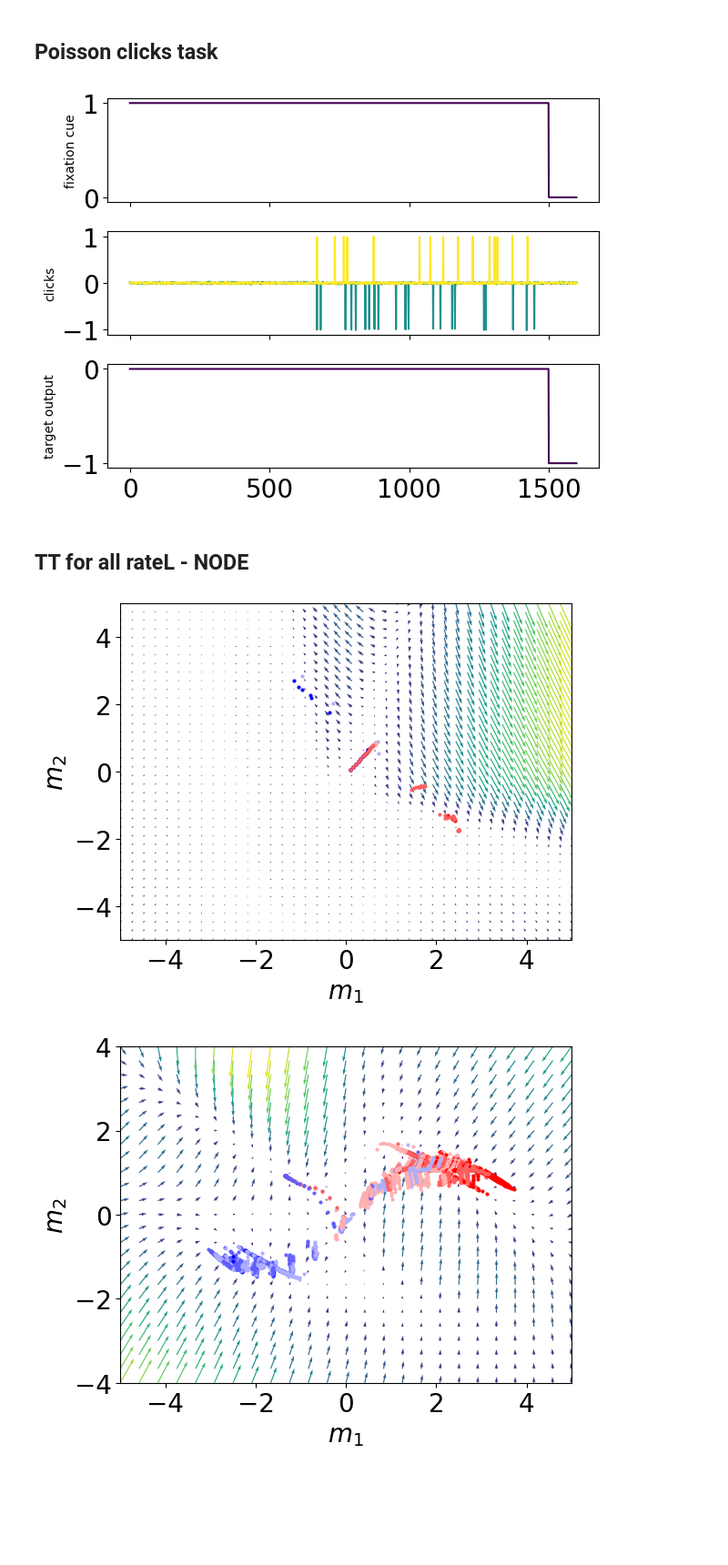
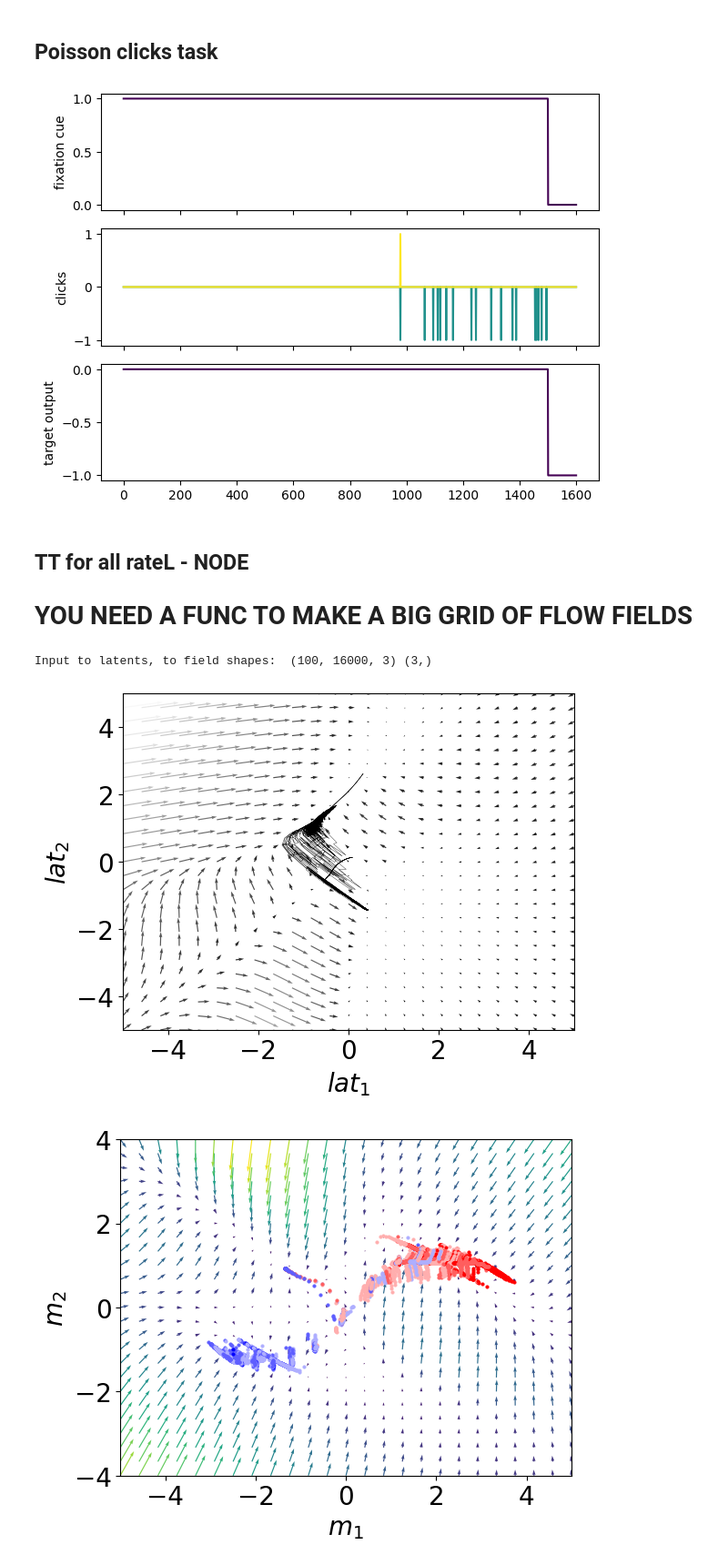
Before and after one commit to alejandradu/ComputationThruDynamicsBenchmark, a Jupyter notebook: examples/notebooks/PC_TT_analysis.ipynb, the cells around one changed output. Shown at 91% size. Drawn from its saved outputs; the diff is of its cells as text; code cells hidden in the pictures; blank space fills up the shorter version.

Commit message:
custom time traj flow field

```diff
--- a/examples/notebooks/PC_TT_analysis.ipynb
+++ b/examples/notebooks/PC_TT_analysis.ipynb
@@ -383,49 +400,81 @@ verify.plot_flow_field(latents_range = [[-3,5],[-4,1]], num_points = 20, inputs
 ## Pclicks task - just like Luo et al 2023
 from ctd.task_modeling.task_env.task_env import PClicks
 
-pc = PClicks(n_timesteps= 2000, noise= 0.01, rateL=30, delta_t=0.001, allRates=True)  # Hz
+pc = PClicks(n_timesteps= 2000, noise= 0.00, rateL=39, delta_t=0.001, allRates=False)  # Hz
 
 pc.render()
+dataset_dict, extra_dict = pc.generate_dataset(100)
 # %% [output]
-[figure, old version]
+[figure, new version]
 # %% [markdown]
 ## TT for all rateL - NODE
+
+# YOU NEED A FUNC TO MAKE A BIG GRID OF FLOW FIELDS
 # %%
 # here delta(t) for both dataset generation and model integration are the same
 # standard has been 500 n_timesteps for other models that don't have a delta(t) in their dynamics equation
 # %%
 from ctd.comparison.analysis.tt.tt import Analysis_TT
 import matplotlib.pyplot as plt
 import numpy as np
-import torch
+from ctd.task_modeling.task_env.task_env import PClicks
+
+pc = PClicks(n_timesteps= 2000,
+             noise= 0.00,
+             rateL=39,
+             delta_t=0.01,
+             allRates=True,
+             fixation_period = 1.5*100, # seconds
+             response_period = 0.1*100, # seconds - this is me guessing
+             delay_min = 0.5*100, # seconds
+             delay_max = 1.3*100,
+            )  # Hz
+
+dataset_dict, extra_dict = pc.generate_dataset(100)
 
 # good one WITH leak and same dt = 0.1
 node2_pc = "/scratch/gpfs/ad2002/content/trained_models/task-trained/20250404_PClicks_NODE_grid_allRates_3/max_epochs=1500_weight_decay=1.00E-08_learning_rate=2.00E-03_seed=0_noise=0.00E+00_allRates=True_latent_size=2_layer_hidden_size=128_delt=1.00E-03_leak=True"
 # good one WITHOUT leak and dt =0.01 (same behavior as WITH leak for this dt - stabilizes low between 1350-1400)
 node2_pc_2 = "/scratch/gpfs/ad2002/content/trained_models/task-trained/20250404_PClicks_NODE_grid_allRates_3/max_epochs=1500_weight_decay=1.00E-08_learning_rate=2.00E-03_seed=0_noise=0.00E+00_allRates=True_latent_size=2_layer_hidden_size=128_delt=1.00E-03_leak=True"
 # WITH leak and dt = 0.01 for task adjusted to dt
 node2_pc_3 = "/scratch/gpfs/ad2002/content/trained_models/task-trained/20250404_PClicks_NODE_grid_allRates_4/max_epochs=1000_weight_decay=1.00E-08_learning_rate=2.00E-03_seed=0_noise=0.00E+00_latent_size=2_layer_hidden_size=128_delta_t=1.00E-02_leak=True"
 # dt=0.1 both model and data - BAD, although MSE low and separation is good - just not enough timesteps
 node2_pc_4 = "/scratch/gpfs/ad2002/content/trained_models/task-trained/20250404_PClicks_NODE_grid_dt=0.1/max_epochs=1000_weight_decay=1.00E-08_learning_rate=2.00E-03_seed=0_noise=0.00E+00_latent_size=2_layer_hidden_size=128_delta_t=1.00E-01_delt=1.00E-01_leak=False"
 
 
-node2_pc = Analysis_TT(run_name = "node1", filepath = node2_pc_4 + "/")
+PATH = "/scratch/gpfs/ad2002/content/trained_models/task-trained/20250405_PClicks_NODE_grid_dt=0.01/max_epochs=1000_weight_decay=1.00E-08_learning_rate=2.00E-03_seed=0_noise=0.00E+00_latent_size=2_layer_hidden_size=128_delta_t=1.00E-02_delt=1.00E-02_leak=True"
 
-node2_pc.plot_flow_field(latents_range = [[-5,5],[-5,5]], num_points = 40, inputs = torch.zeros(1,3), xstar=None,
-                        q_flag=None, colors_fps=None, num_traj=10, cmap=plt.cm.viridis, params=None,
-                        noiseless=False, pc_color=True, scatter_trajectories=True)
+node2_pc = Analysis_TT(run_name = "node2_pc", filepath = PATH + "/")
+
+inputs_latents = dataset_dict["inputs"]
+input_field_intrinsic = np.zeros_like(inputs_latents[0,0,:])
+print('Input to latents, to field shapes: ', inputs_latents.shape, input_field_intrinsic.shape)
+
+node2_pc.plot_flow_field(latents_range=[[-5,5],[-5,5]],
+                         num_points=25,
+                         inputs_latents=inputs_latents,
+                         input_field=input_field_intrinsic,
+                         custom_task_env=pc,
+                         n_trials=10,
+                         scatter_trajectories=False,
+                         xstar=None,
+                         q_flag=None,
+                         colors_fps=None,
+                         cmap=plt.cm.gray,
+                         plot_saved_trajs=False)
 
 # explicitly advance the best model
 
 # generate a much longer dataset with multiple trials
 
 # call forward - this might not be reflective of what goes on in DSA
 
 # get the la
 
 # I ACTUALLY THINK I NEED TO SIMULATE THE TRAJECTORIES FOR THAT INPUT - otherwise i am plotting trajs for different inpus
 # %% [output]
+Input to latents, to field shapes:  (100, 16000, 3) (3,)
-[figure, old version]
+[figure, new version]
 # %%
 from ctd.comparison.analysis.tt.tt import Analysis_TT
 import matplotlib.pyplot as plt
```
Also changed, not shown: parts of 1 cell of this notebook, 6 other files.
